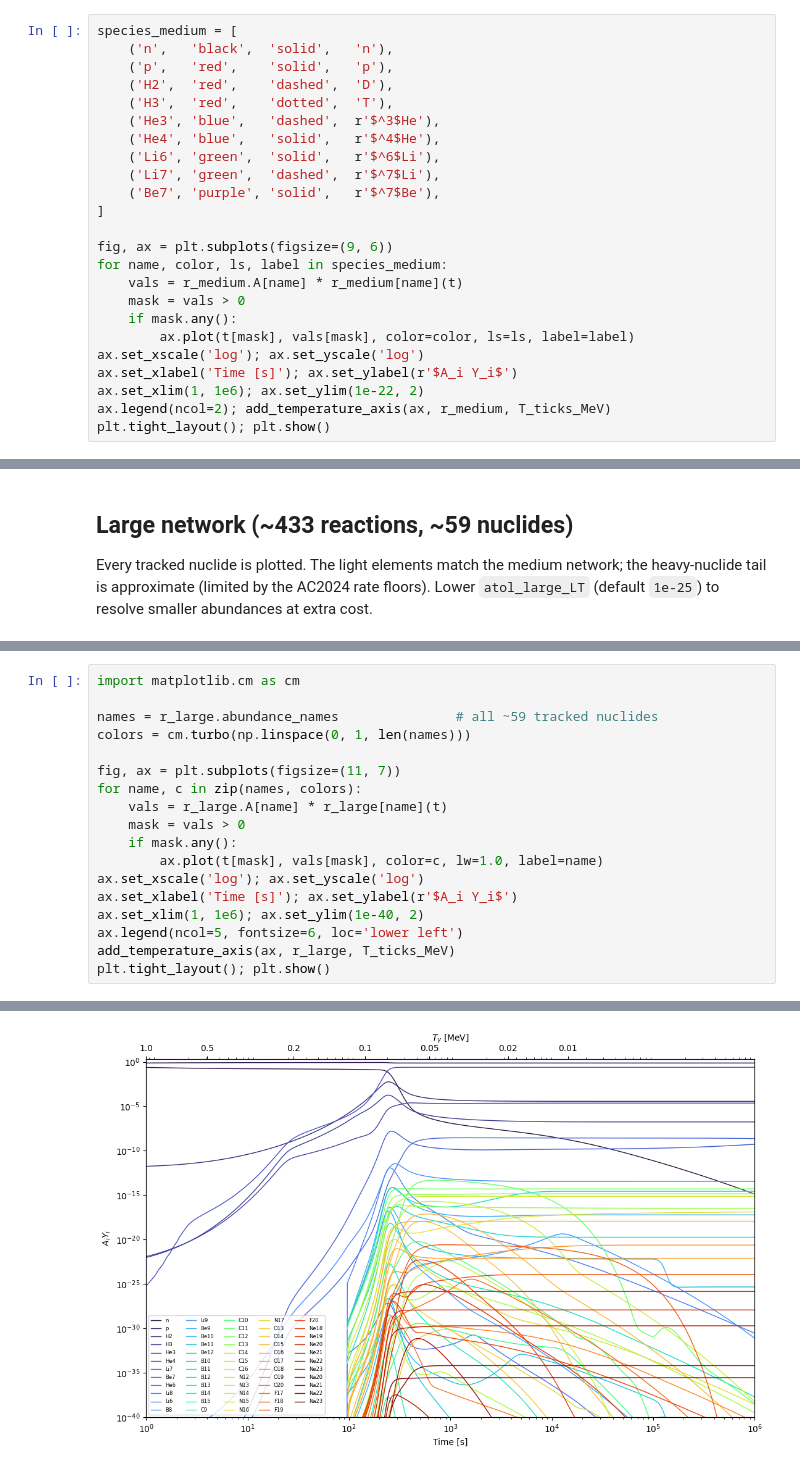
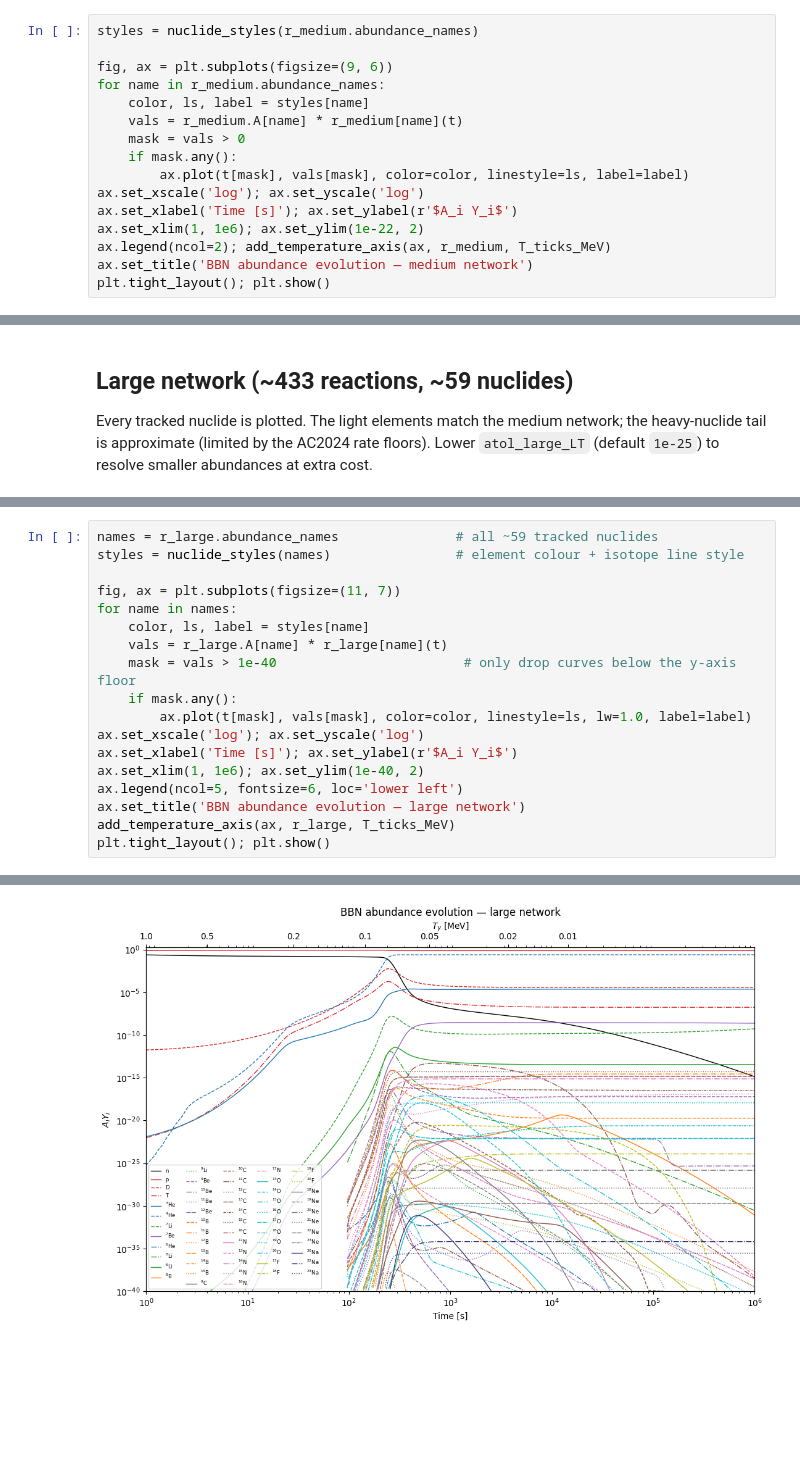
Before and after one commit to CyrilPitrou/pyprimat, a Jupyter notebook: notebooks/AbundanceEvolution.ipynb, the cells around one changed output, grey strips where cells are left out. Drawn from its saved outputs; the diff is of its cells as text; blank space fills up the shorter version.

```diff
--- a/notebooks/AbundanceEvolution.ipynb
+++ b/notebooks/AbundanceEvolution.ipynb
@@ -124,27 +116,19 @@ r_medium = PyPR({'network': 'medium', 'verbose': True})
 [init]  Initialisation complete in 0.1 s
 # %%
-species_medium = [
-    ('n',   'black',  'solid',   'n'),
-    ('p',   'red',    'solid',   'p'),
-    ('H2',  'red',    'dashed',  'D'),
-    ('H3',  'red',    'dotted',  'T'),
-    ('He3', 'blue',   'dashed',  r'$^3$He'),
-    ('He4', 'blue',   'solid',   r'$^4$He'),
-    ('Li6', 'green',  'solid',   r'$^6$Li'),
-    ('Li7', 'green',  'dashed',  r'$^7$Li'),
-    ('Be7', 'purple', 'solid',   r'$^7$Be'),
-]
+styles = nuclide_styles(r_medium.abundance_names)
 
 fig, ax = plt.subplots(figsize=(9, 6))
-for name, color, ls, label in species_medium:
+for name in r_medium.abundance_names:
+    color, ls, label = styles[name]
     vals = r_medium.A[name] * r_medium[name](t)
     mask = vals > 0
     if mask.any():
-        ax.plot(t[mask], vals[mask], color=color, ls=ls, label=label)
+        ax.plot(t[mask], vals[mask], color=color, linestyle=ls, label=label)
 ax.set_xscale('log'); ax.set_yscale('log')
 ax.set_xlabel('Time [s]'); ax.set_ylabel(r'$A_i Y_i$')
 ax.set_xlim(1, 1e6); ax.set_ylim(1e-22, 2)
 ax.legend(ncol=2); add_temperature_axis(ax, r_medium, T_ticks_MeV)
+ax.set_title('BBN abundance evolution — medium network')
 plt.tight_layout(); plt.show()
 # %% [output]
 [nucl]  Solving neutron decoupling at high temperature era
@@ -195,19 +179,19 @@ r_large = PyPR({'network': 'large', 'verbose': True})
 # %%
-import matplotlib.cm as cm
-
 names = r_large.abundance_names               # all ~59 tracked nuclides
-colors = cm.turbo(np.linspace(0, 1, len(names)))
+styles = nuclide_styles(names)                # element colour + isotope line style
 
 fig, ax = plt.subplots(figsize=(11, 7))
-for name, c in zip(names, colors):
+for name in names:
+    color, ls, label = styles[name]
     vals = r_large.A[name] * r_large[name](t)
-    mask = vals > 0
+    mask = vals > 1e-40                        # only drop curves below the y-axis floor
     if mask.any():
-        ax.plot(t[mask], vals[mask], color=c, lw=1.0, label=name)
+        ax.plot(t[mask], vals[mask], color=color, linestyle=ls, lw=1.0, label=label)
 ax.set_xscale('log'); ax.set_yscale('log')
 ax.set_xlabel('Time [s]'); ax.set_ylabel(r'$A_i Y_i$')
 ax.set_xlim(1, 1e6); ax.set_ylim(1e-40, 2)
 ax.legend(ncol=5, fontsize=6, loc='lower left')
+ax.set_title('BBN abundance evolution — large network')
 add_temperature_axis(ax, r_large, T_ticks_MeV)
 plt.tight_layout(); plt.show()
 # %% [output]
@@ -231 +215 @@ Predicted primordial abundances at the end of BBN (59 numerically solved nuclide
-[figure, old version]
+[figure, new version]
```
Also changed, not shown: parts of 7 cells of this notebook, 8 other files.
